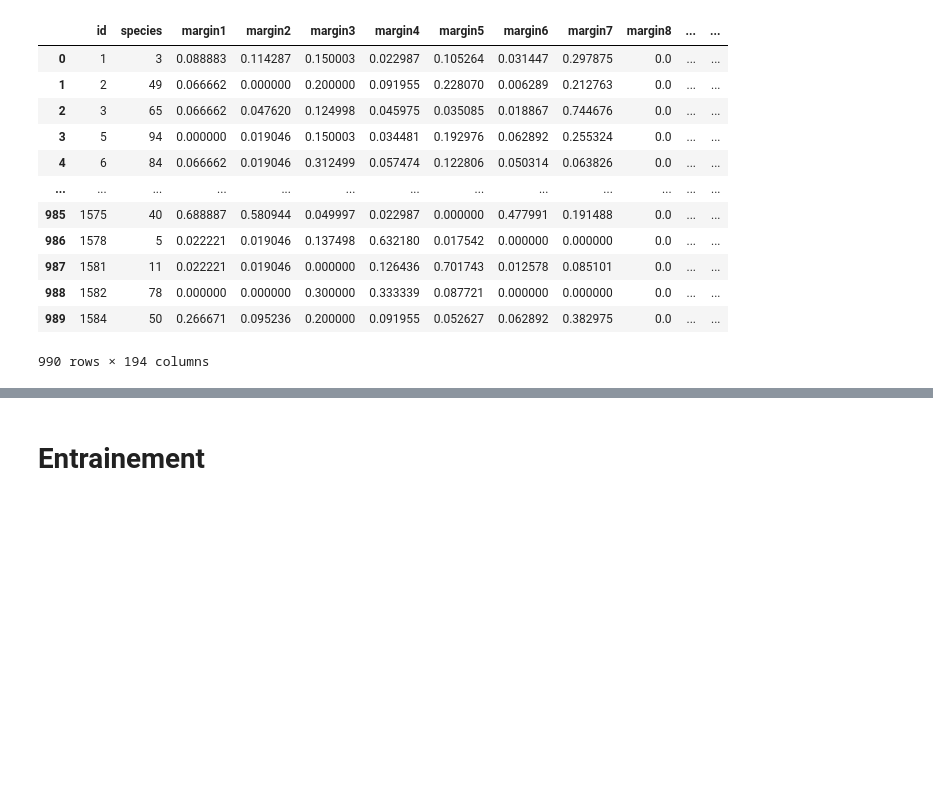
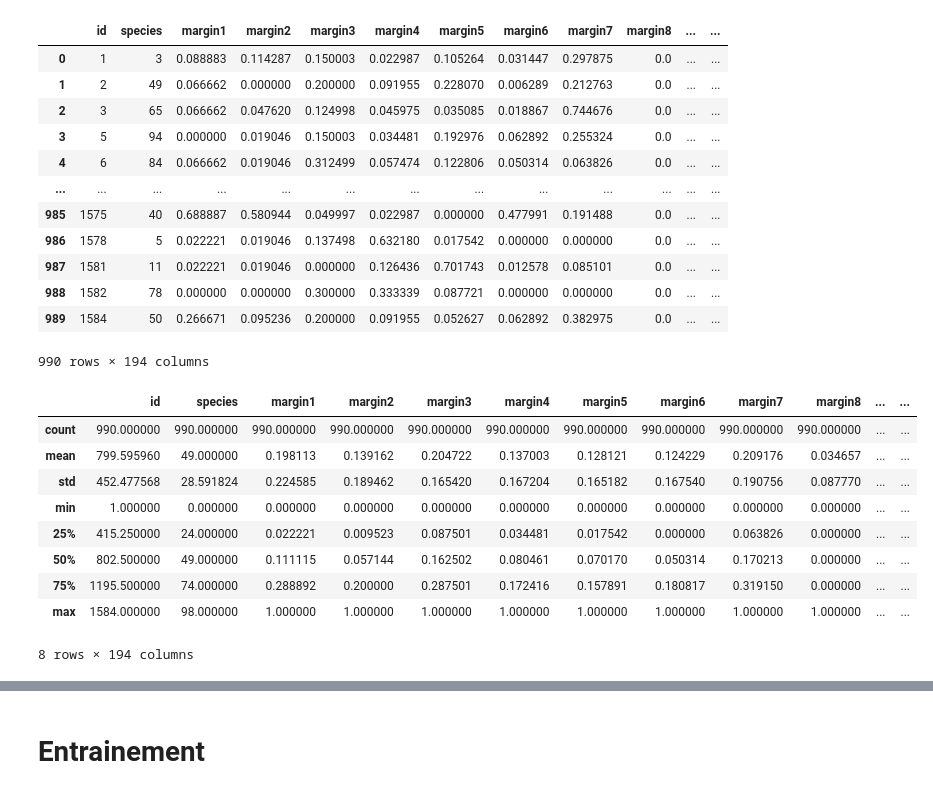
Before and after one commit to lordyhas/ml-classification-method-projet, a Jupyter notebook: notebooks/analyse_training_tshh1301.ipynb, the cells around one changed output, grey strips where cells are left out. Cells and saved outputs as stored; diff of their text form; code cells hidden in the pictures; blank space fills up the shorter version.

```diff
--- a/notebooks/analyse_training_tshh1301.ipynb
+++ b/notebooks/analyse_training_tshh1301.ipynb
@@ -138,3 +184,16 @@ processed_data
 | 988 | 1582 | 78 | 0.000000 | 0.000000 | 0.300000 | 0.333339 | 0.087721 | 0.000000 | 0.000000 | 0.0 | ... | ... |
 | 989 | 1584 | 50 | 0.266671 | 0.095236 | 0.200000 | 0.091955 | 0.052627 | 0.062892 | 0.382975 | 0.0 | ... | ... |
 990 rows × 194 columns
+# %%
+processed_data.describe()
+# %% [output]
+|  | id | species | margin1 | margin2 | margin3 | margin4 | margin5 | margin6 | margin7 | margin8 | ... | ... |
+| count | 990.000000 | 990.000000 | 990.000000 | 990.000000 | 990.000000 | 990.000000 | 990.000000 | 990.000000 | 990.000000 | 990.000000 | ... | ... |
+| mean | 799.595960 | 49.000000 | 0.198113 | 0.139162 | 0.204722 | 0.137003 | 0.128121 | 0.124229 | 0.209176 | 0.034657 | ... | ... |
+| std | 452.477568 | 28.591824 | 0.224585 | 0.189462 | 0.165420 | 0.167204 | 0.165182 | 0.167540 | 0.190756 | 0.087770 | ... | ... |
+| min | 1.000000 | 0.000000 | 0.000000 | 0.000000 | 0.000000 | 0.000000 | 0.000000 | 0.000000 | 0.000000 | 0.000000 | ... | ... |
+| 25% | 415.250000 | 24.000000 | 0.022221 | 0.009523 | 0.087501 | 0.034481 | 0.017542 | 0.000000 | 0.063826 | 0.000000 | ... | ... |
+| 50% | 802.500000 | 49.000000 | 0.111115 | 0.057144 | 0.162502 | 0.080461 | 0.070170 | 0.050314 | 0.170213 | 0.000000 | ... | ... |
+| 75% | 1195.500000 | 74.000000 | 0.288892 | 0.200000 | 0.287501 | 0.172416 | 0.157891 | 0.180817 | 0.319150 | 0.000000 | ... | ... |
+| max | 1584.000000 | 98.000000 | 1.000000 | 1.000000 | 1.000000 | 1.000000 | 1.000000 | 1.000000 | 1.000000 | 1.000000 | ... | ... |
+8 rows × 194 columns
```
Also changed, not shown: parts of 15 cells of this notebook.
